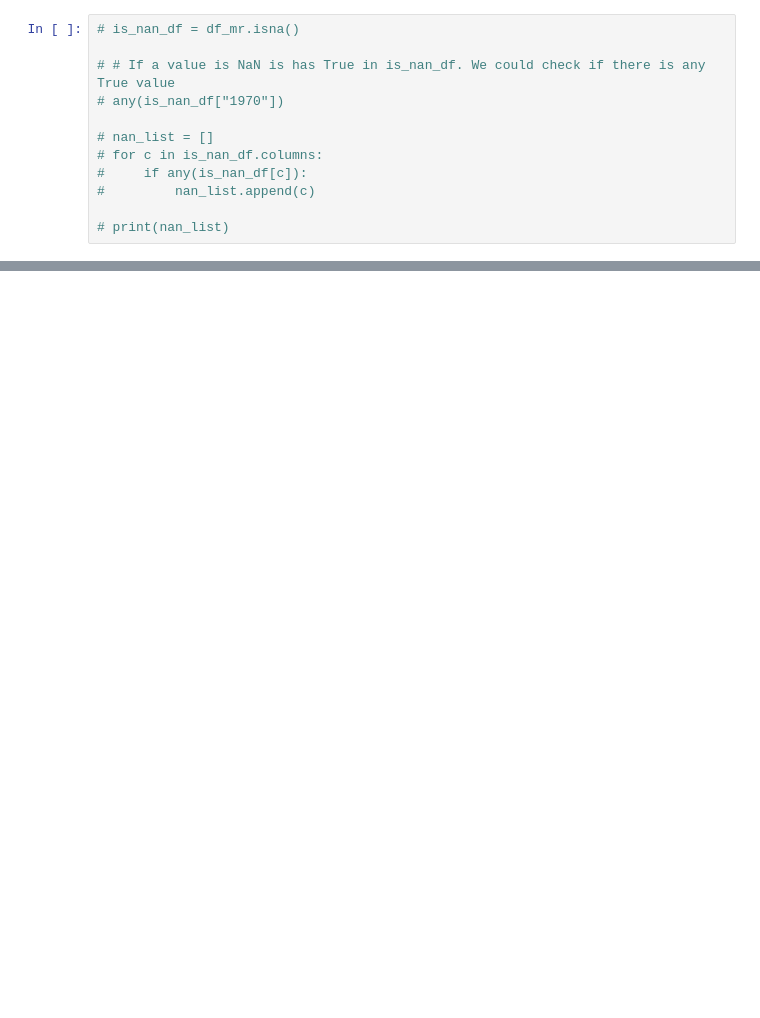
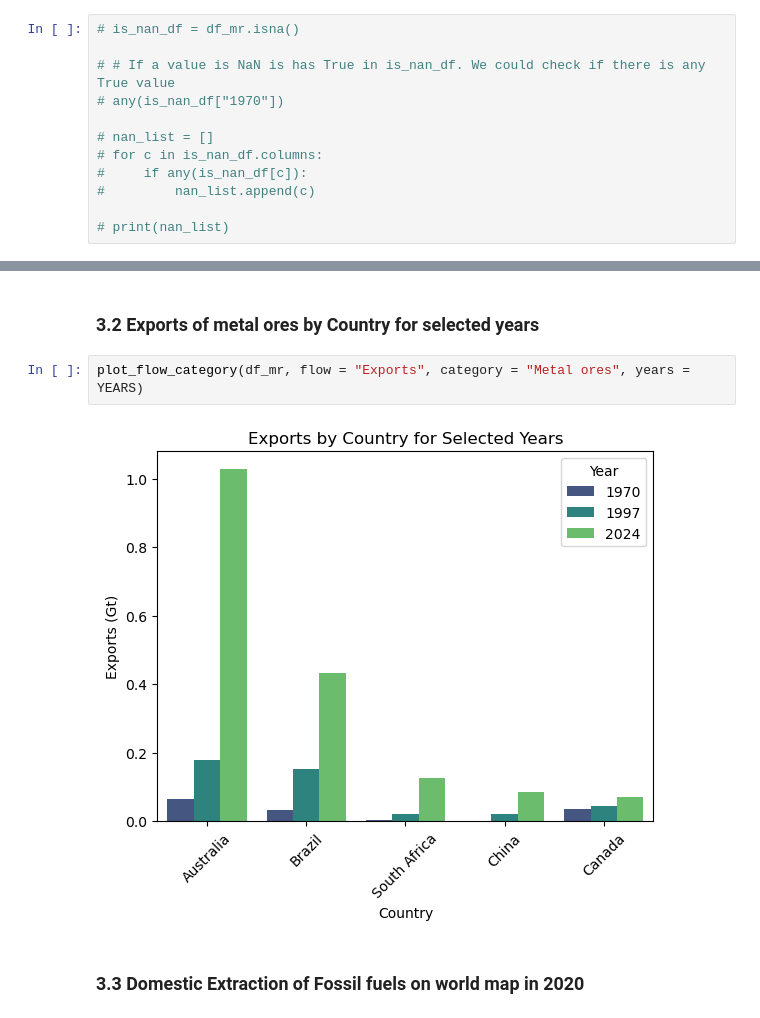
Before and after one commit to OrionFlame1/dataViz, a Jupyter notebook: Main_great.ipynb, the cells around one changed output, grey strips where cells are left out. Saved outputs shown, nothing was run; the diff lists cells and outputs as text; blank space fills up the shorter version.

```diff
--- a/Main_great.ipynb
+++ b/Main_great.ipynb
@@ -127,0 +214,8 @@ df_mr = remove_rows_from_dataset(rows_to_remove, df_mr)
+# %% [markdown]
+### 3.2 Exports of metal ores by Country for selected years
+# %%
+plot_flow_category(df_mr, flow = "Exports", category = "Metal ores", years = YEARS)
+# %% [output]
+[figure, added]
+# %% [markdown]
+### 3.3 Domestic Extraction of Fossil fuels on world map in 2020
```
Also changed, not shown: parts of 23 cells of this notebook, 8 other files.
